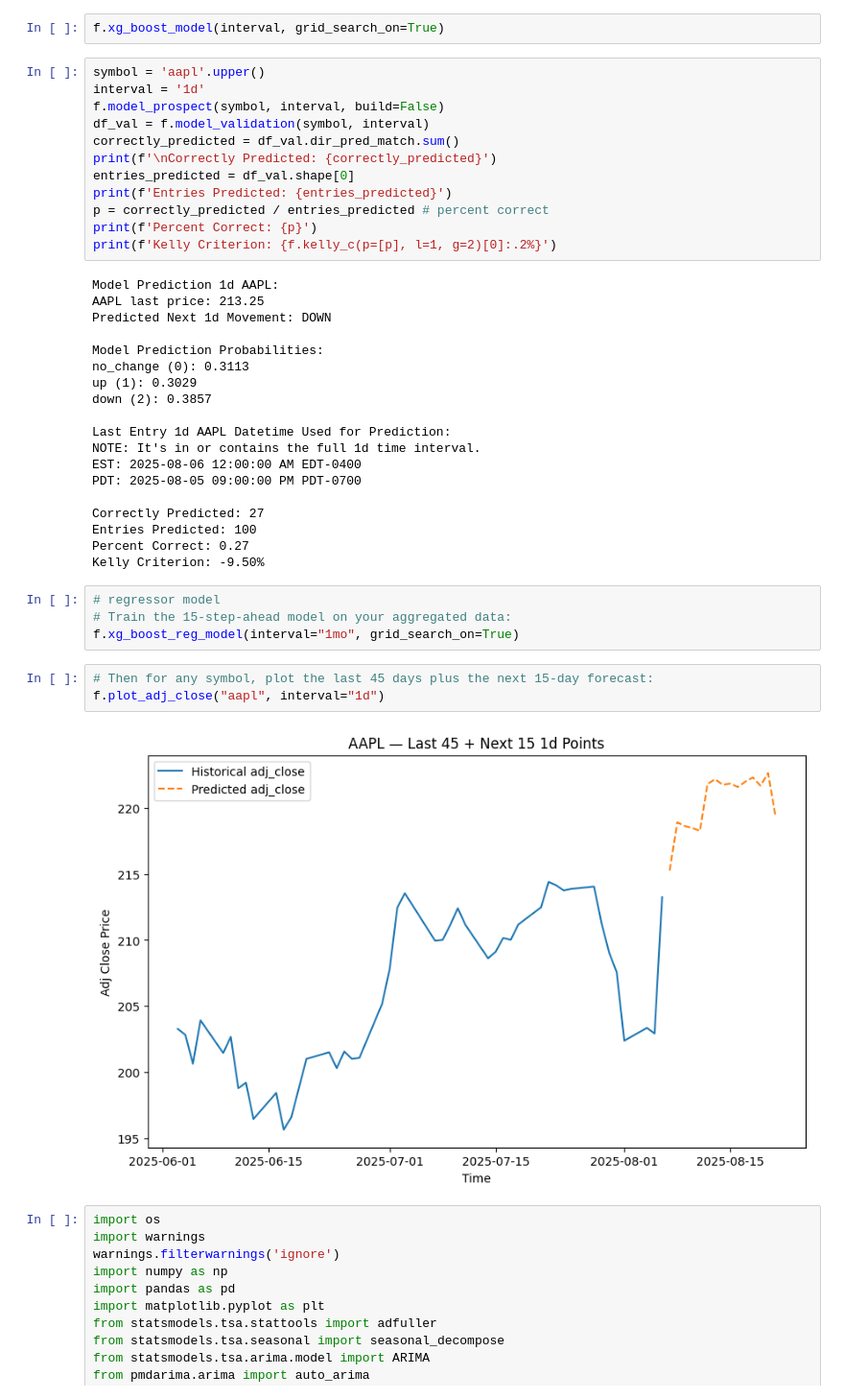
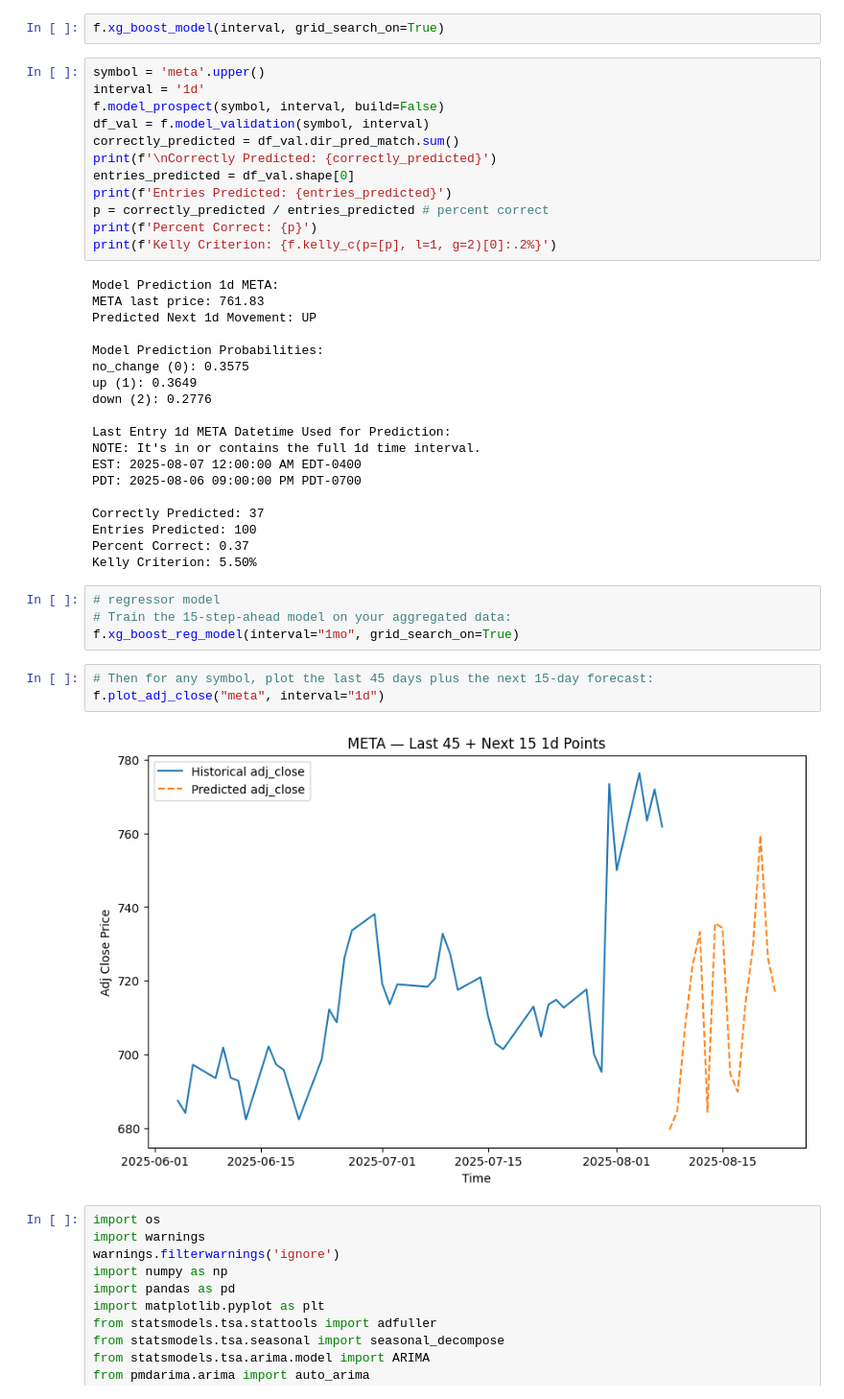
Before and after one commit to yuchild/stock_production_agg, a Jupyter notebook: validations.ipynb, the cells around one changed output. Shown at 96% size. Drawn from its saved outputs; the diff is of its cells as text.

```diff
--- a/validations.ipynb
+++ b/validations.ipynb
@@ -33,7 +33,7 @@ f.make_master_table(stock_set, interval)
 # %%
 f.xg_boost_model(interval, grid_search_on=True)
 # %%
-symbol = 'aapl'.upper()
+symbol = 'meta'.upper()
 interval = '1d'
 f.model_prospect(symbol, interval, build=False)
 df_val = f.model_validation(symbol, interval)
@@ -45,33 +45,33 @@ p = correctly_predicted / entries_predicted # percent correct
 print(f'Percent Correct: {p}')
 print(f'Kelly Criterion: {f.kelly_c(p=[p], l=1, g=2)[0]:.2%}')
 # %% [output]
-Model Prediction 1d AAPL:
-AAPL last price: 213.25
-Predicted Next 1d Movement: DOWN
+Model Prediction 1d META:
+META last price: 761.83
+Predicted Next 1d Movement: UP
 
 Model Prediction Probabilities:
-no_change (0): 0.3113
-up (1): 0.3029
-down (2): 0.3857
+no_change (0): 0.3575
+up (1): 0.3649
+down (2): 0.2776
 
-Last Entry 1d AAPL Datetime Used for Prediction:
+Last Entry 1d META Datetime Used for Prediction:
 NOTE: It's in or contains the full 1d time interval.
-EST: 2025-08-06 12:00:00 AM EDT-0400
-PDT: 2025-08-05 09:00:00 PM PDT-0700
+EST: 2025-08-07 12:00:00 AM EDT-0400
+PDT: 2025-08-06 09:00:00 PM PDT-0700
 
-Correctly Predicted: 27
+Correctly Predicted: 37
 Entries Predicted: 100
-Percent Correct: 0.27
-Kelly Criterion: -9.50%
+Percent Correct: 0.37
+Kelly Criterion: 5.50%
 # %%
 # regressor model
 # Train the 15-step-ahead model on your aggregated data:
 f.xg_boost_reg_model(interval="1mo", grid_search_on=True)
 # %%
 # Then for any symbol, plot the last 45 days plus the next 15-day forecast:
-f.plot_adj_close("aapl", interval="1d")
+f.plot_adj_close("meta", interval="1d")
 # %% [output]
-[figure, old version]
+[figure, new version]
 # %%
 import os
 import warnings
```
Also changed, not shown: parts of 1 cell of this notebook, 3 other files.
